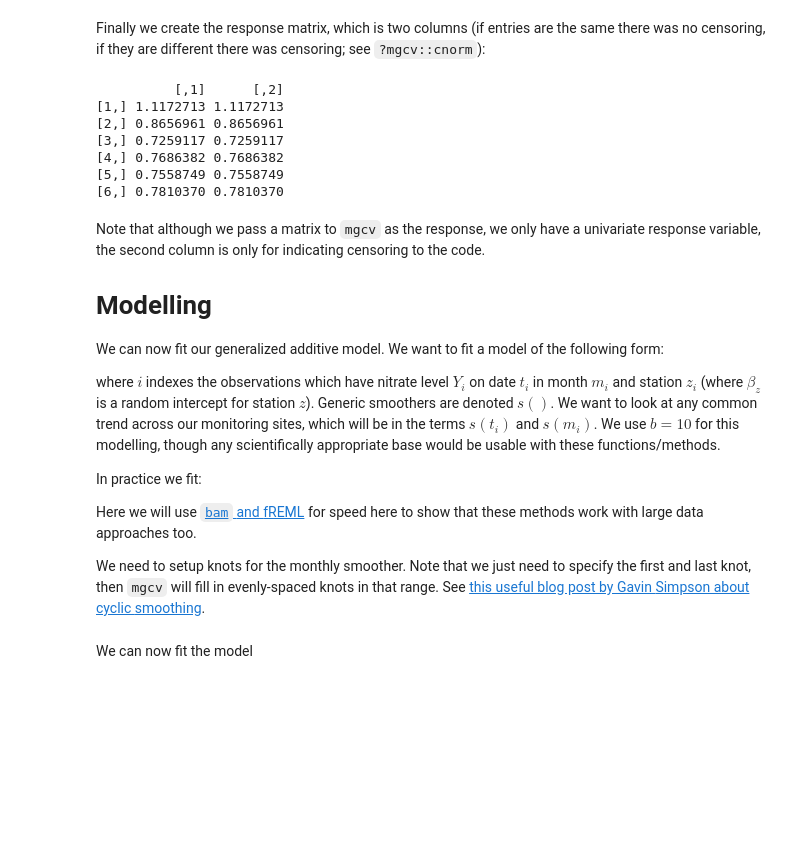
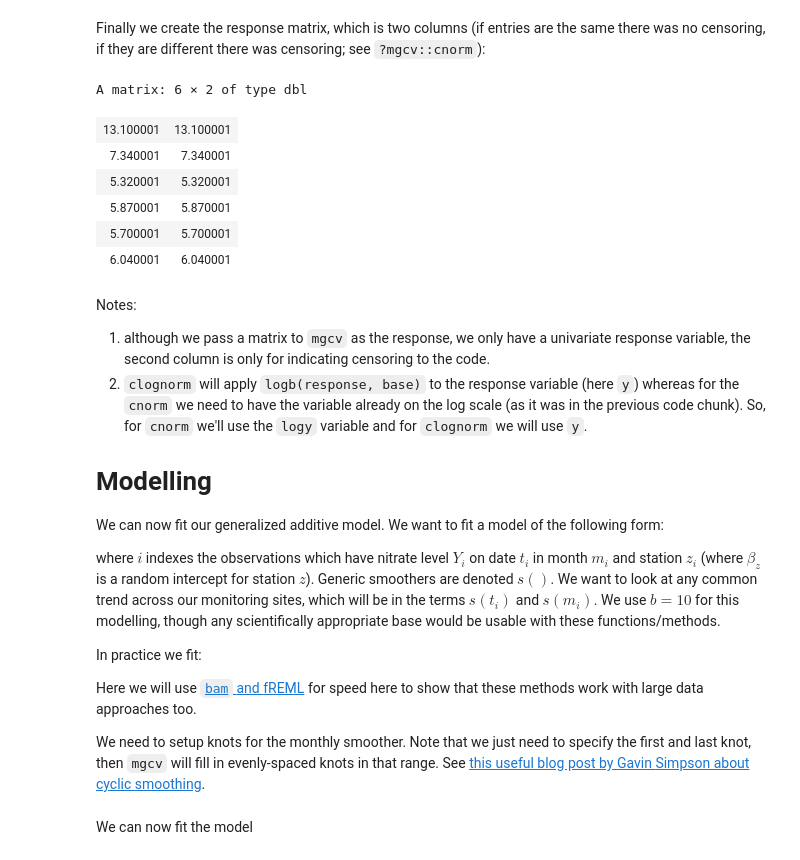
Before and after one commit to NERC-CEH/ds-toolbox-notebook-clognorm-mgcv, a Jupyter notebook: clognorm-book.ipynb, the cells around one changed output. Cells and saved outputs as stored; diff of their text form; code cells hidden in the pictures; blank space fills up the shorter version.

```diff
--- a/clognorm-book.ipynb
+++ b/clognorm-book.ipynb
@@ -286,20 +314,22 @@ Finally we create the response matrix, which is two columns (if entries
 are the same there was no censoring, if they are different there was
 censoring; see `?mgcv::cnorm`):
 # %%
-samples$y <- cbind(samples$log.meas.lower, samples$log.meas.upper)
+samples$y <- cbind(10^samples$log.meas.lower, 10^samples$log.meas.upper)
+samples$logy <- cbind(samples$log.meas.lower, samples$log.meas.upper)
 head(samples$y)
 # %% [output]
-          [,1]      [,2]
-[1,] 1.1172713 1.1172713
-[2,] 0.8656961 0.8656961
-[3,] 0.7259117 0.7259117
-[4,] 0.7686382 0.7686382
-[5,] 0.7558749 0.7558749
-[6,] 0.7810370 0.7810370
+A matrix: 6 × 2 of type dbl
+| 13.100001 | 13.100001 |
+| 7.340001 | 7.340001 |
+| 5.320001 | 5.320001 |
+| 5.870001 | 5.870001 |
+| 5.700001 | 5.700001 |
+| 6.040001 | 6.040001 |
 # %% [markdown]
-Note that although we pass a matrix to `mgcv` as the response, we only
-have a univariate response variable, the second column is only for
-indicating censoring to the code.
+Notes:
+
+1. although we pass a matrix to `mgcv` as the response, we only have a univariate response variable, the second column is only for indicating censoring to the code.
+2. `clognorm` will apply `logb(response, base)` to the response variable (here `y`) whereas for the `cnorm` we need to have the variable already on the log scale (as it was in the previous code chunk). So, for `cnorm` we'll use the `logy` variable and for `clognorm` we will use `y`.
 
 # Modelling
 
```
Also changed, not shown: parts of 11 cells of this notebook, 2 other files.
